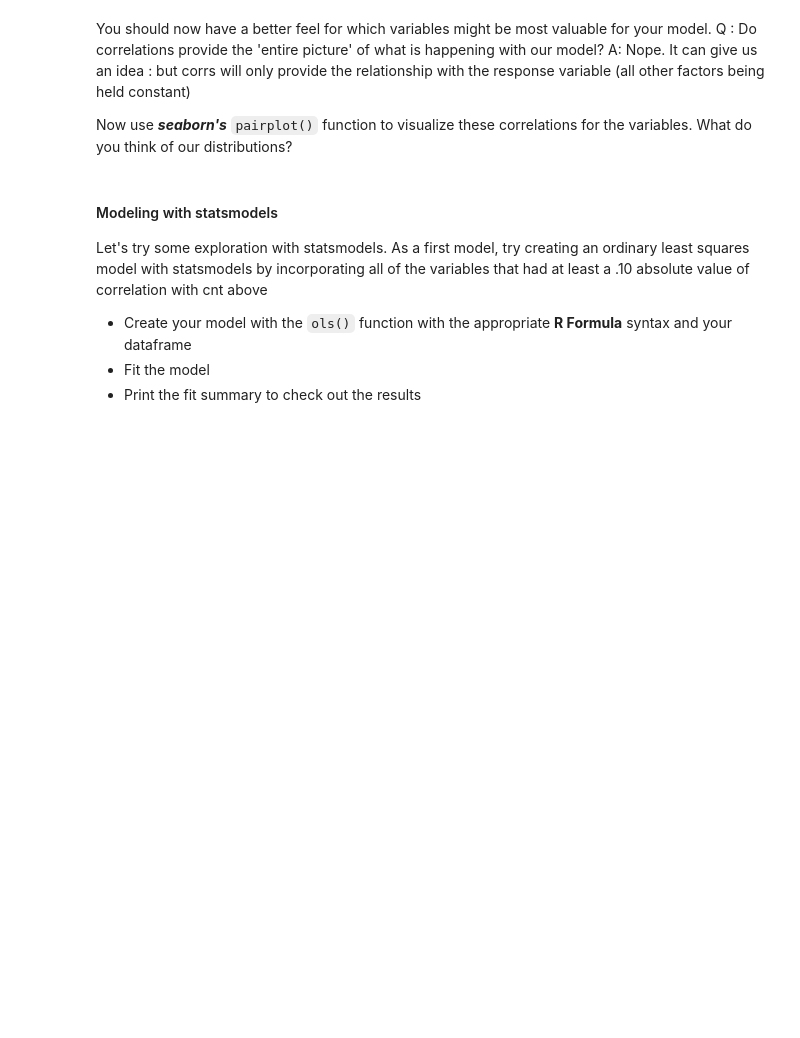
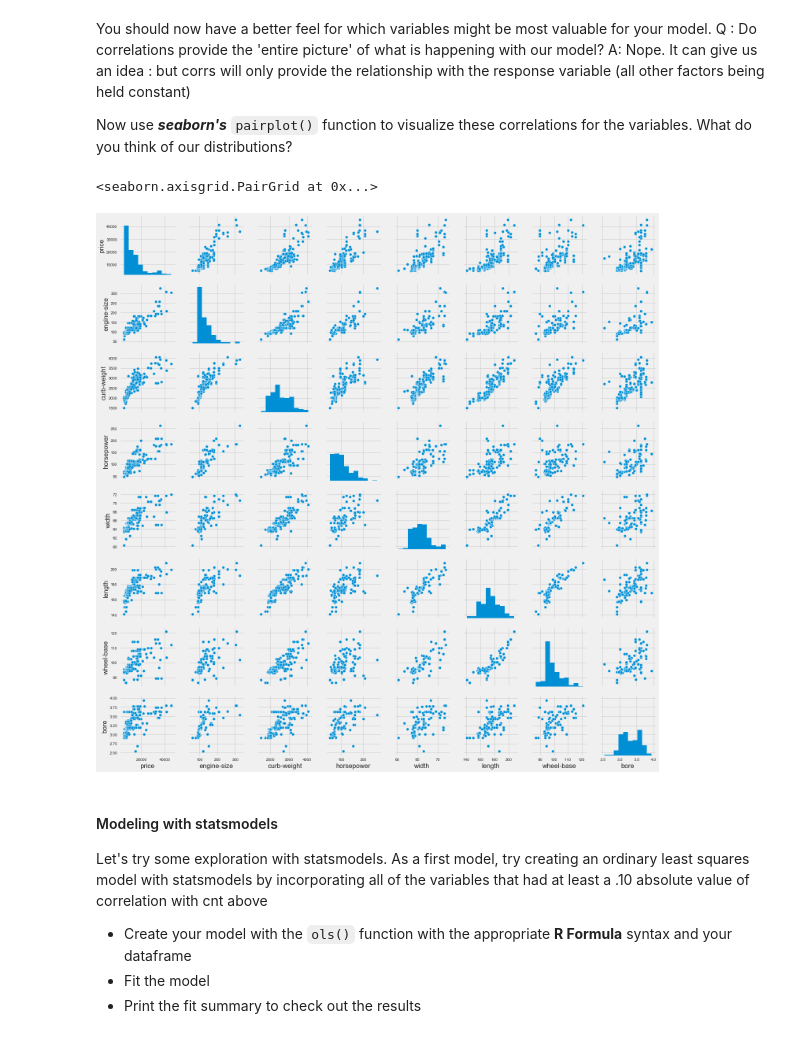
Before and after one commit to cliuless/ds_again, a Jupyter notebook: class_lectures/week02-luther1/03-regression_statsmodels/Intro_to_Regression.ipynb, the cells around one changed output. Drawn from its saved outputs; the diff is of its cells as text; code cells hidden in the pictures; blank space fills up the shorter version.

```diff
--- a/class_lectures/week02-luther1/03-regression_statsmodels/Intro_to_Regression.ipynb
+++ b/class_lectures/week02-luther1/03-regression_statsmodels/Intro_to_Regression.ipynb
@@ -429,0 +582,8 @@ Use [`info()`](http://pandas.pydata.org/pandas-docs/stable/generated/pandas.Data
+# %%
+# Create a list of columns to keep
+
+subset=['wheel-base','length','width','height','curb-weight',
+        'engine-size','bore','stroke','compression-ratio','horsepower','peak-rpm','city-mpg','highway-mpg','price']
+cars=df[subset].copy()
+
+cars.info()
@@ -435,5 +627,10 @@ cars.head(10)
 # %%
 # STUDENT SECTION : replace "?" data in order to turn our features into numerics
+
+objects=['bore','stroke','horsepower','peak-rpm','price']
+for o in objects:
+    cars[o]=cars[o].replace('?',np.nan)
+    cars[o]=cars[o].astype(float)
 # %% [markdown]
 We can see from the above output, that only a few entries where unknown in the first place.
 To keep things simple for now, lets just go ahead and drop the entries that were unknown:
@@ -456,8 +671,13 @@ A:  Nope. It can give us an idea : but corrs will only provide the relationship
 
 Now use ***seaborn's*** `pairplot()` function to visualize these correlations for the variables.  What do you think of our distributions?
 # %%
-# STUDENT SECTION
+
 #Let's try visualizing some of these pairwise correlations with seaborn
+
+sns.pairplot(cars[['price','engine-size', 'curb-weight', 'horsepower', 'width', 'length', 'wheel-base','bore']])
+# %% [output]
+<seaborn.axisgrid.PairGrid at 0x...>
+[figure, added]
 # %% [markdown]
 #### Modeling with statsmodels
 Let's try some exploration with statsmodels.  As a first model, try creating an ordinary least squares model with statsmodels by incorporating all of the variables that had at least a .10 absolute value of correlation with cnt above
```
Also changed, not shown: parts of 36 cells of this notebook.
